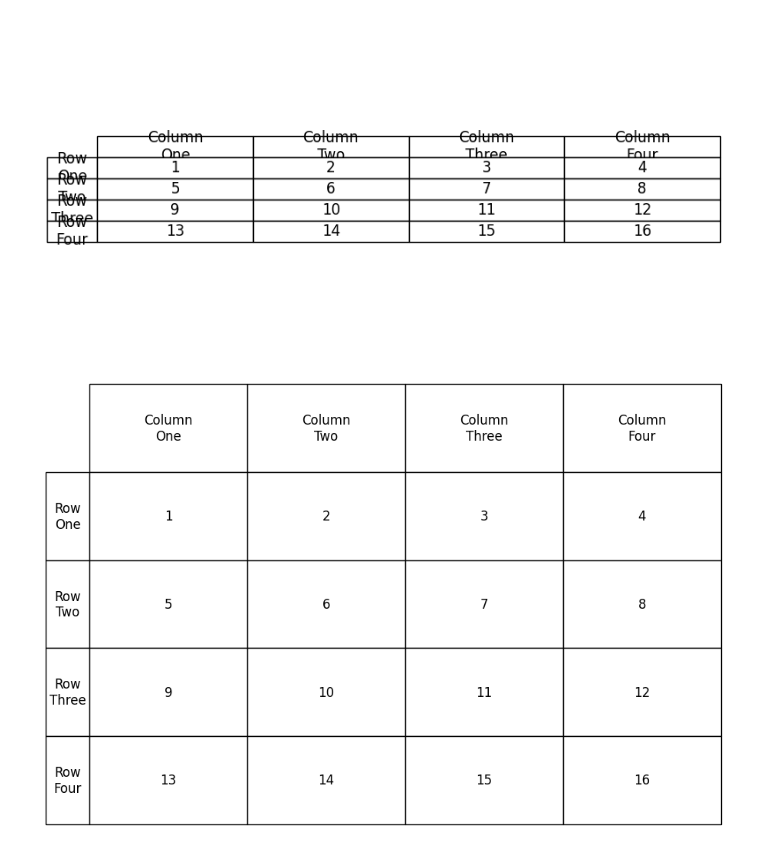
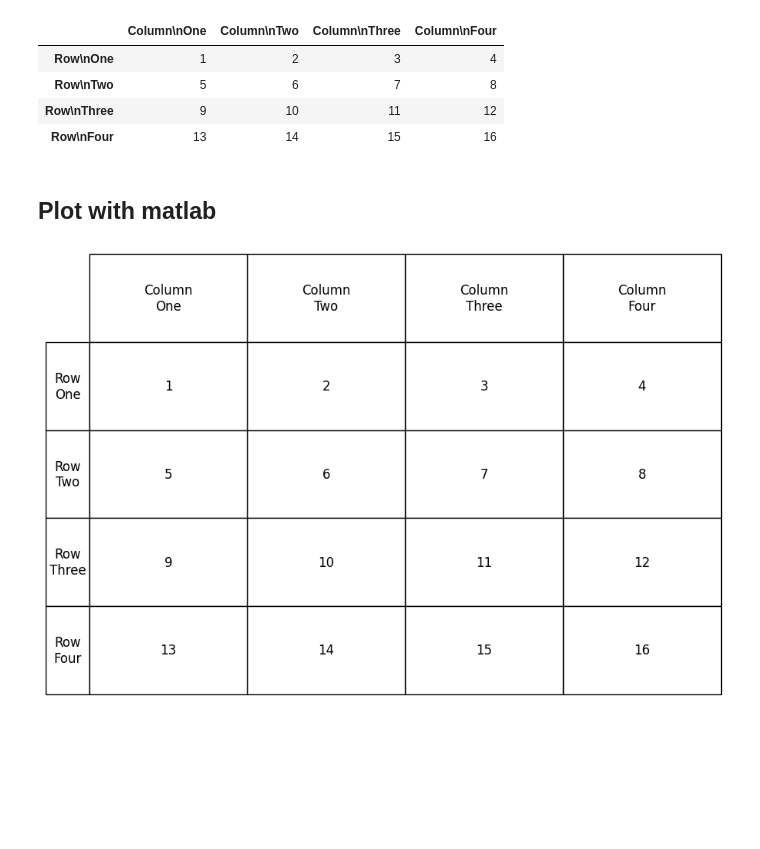
Before and after one commit to Hugloss/CookbookPyCode, a Jupyter notebook: generate/generate_table_data.ipynb, the cells around one changed output. Saved outputs shown, nothing was run; the diff lists cells and outputs as text; code cells hidden in the pictures; blank space fills up the shorter version.

```diff
--- a/generate/generate_table_data.ipynb
+++ b/generate/generate_table_data.ipynb
@@ -4,19 +5,26 @@ import matplotlib.pyplot as plt
+# %%
+# Create labels with newlines
+row_labels = ["Row\nOne", "Row\nTwo", "Row\nThree", "Row\nFour"]
+col_labels = ["Column\nOne", "Column\nTwo", "Column\nThree", "Column\nFour"]
+
+# Create sample data
+data = [[1, 2, 3, 4],
+        [5, 6, 7, 8],
+        [9, 10, 11, 12],
+        [13, 14, 15, 16]]
+
+# Create DataFrame
+df = pd.DataFrame(data, index=row_labels, columns=col_labels)
+df
+# %% [output]
+|  | Column\nOne | Column\nTwo | Column\nThree | Column\nFour |
+| Row\nOne | 1 | 2 | 3 | 4 |
+| Row\nTwo | 5 | 6 | 7 | 8 |
+| Row\nThree | 9 | 10 | 11 | 12 |
+| Row\nFour | 13 | 14 | 15 | 16 |
+# %% [markdown]
+## Plot  with matlab
 # %%
-
-
-# Create labels with newlines
-row_labels = ["Row\nOne", "Row\nTwo", "Row\nThree", "Row\nFour"]
-col_labels = ["Column\nOne", "Column\nTwo", "Column\nThree", "Column\nFour"]
-
-# Create sample data
-data = [[1, 2, 3, 4],
-        [5, 6, 7, 8],
-        [9, 10, 11, 12],
-        [13, 14, 15, 16]]
-
-# Create DataFrame
-df = pd.DataFrame(data, index=row_labels, columns=col_labels)
-
 # Plot the table
 fig, ax = plt.subplots(figsize=(8, 4))  # Adjust size as needed
 # fig, ax = plt.subplots(figsize=(10, 6))  # Adjust size as needed
@@ -41,8 +49,6 @@ table.scale(1.2, 1.2)
 # Render or save
 plt.tight_layout()
 plt.show()
-# %% [output]
-[figure, removed]
 # %%
 # Plot the table
 # fig, ax = plt.subplots(figsize=(8, 4))  # Adjust size as needed
```
Also changed, not shown: parts of 6 cells of this notebook.
